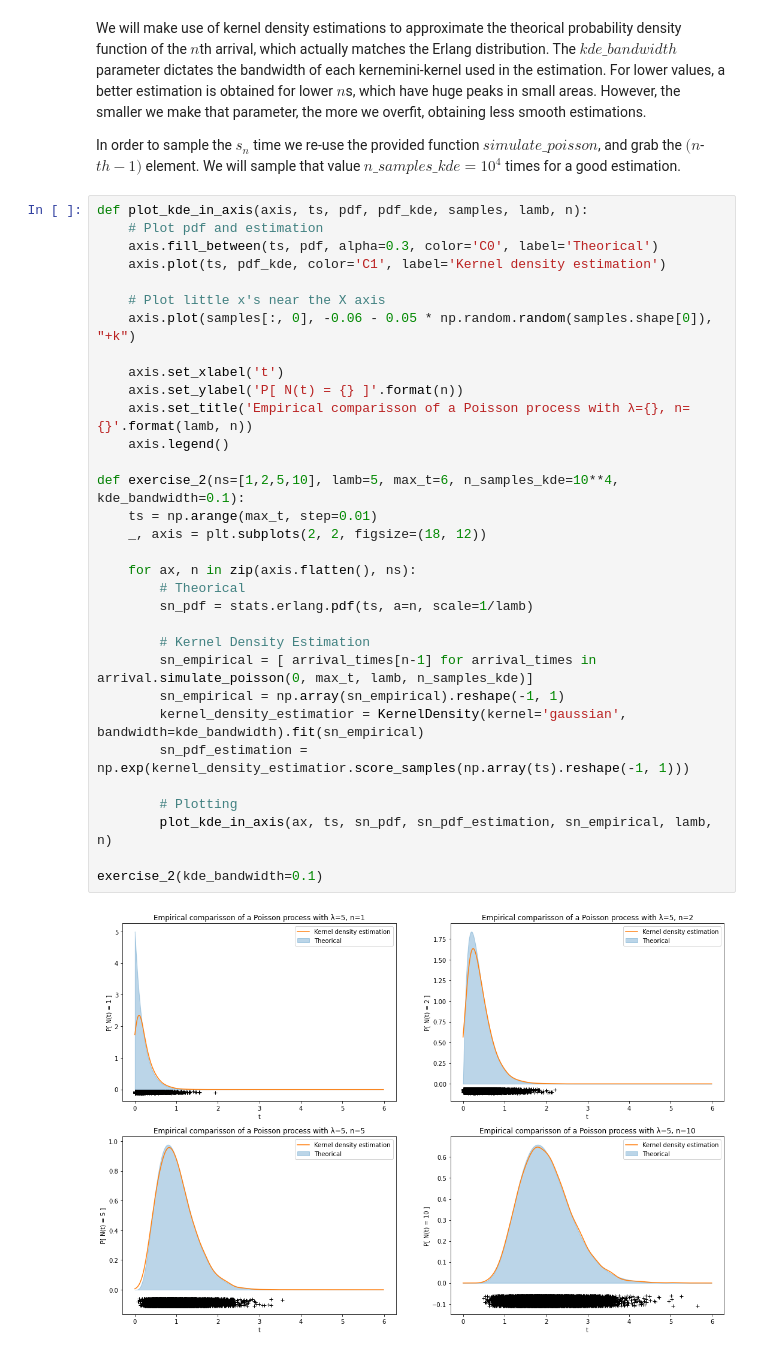
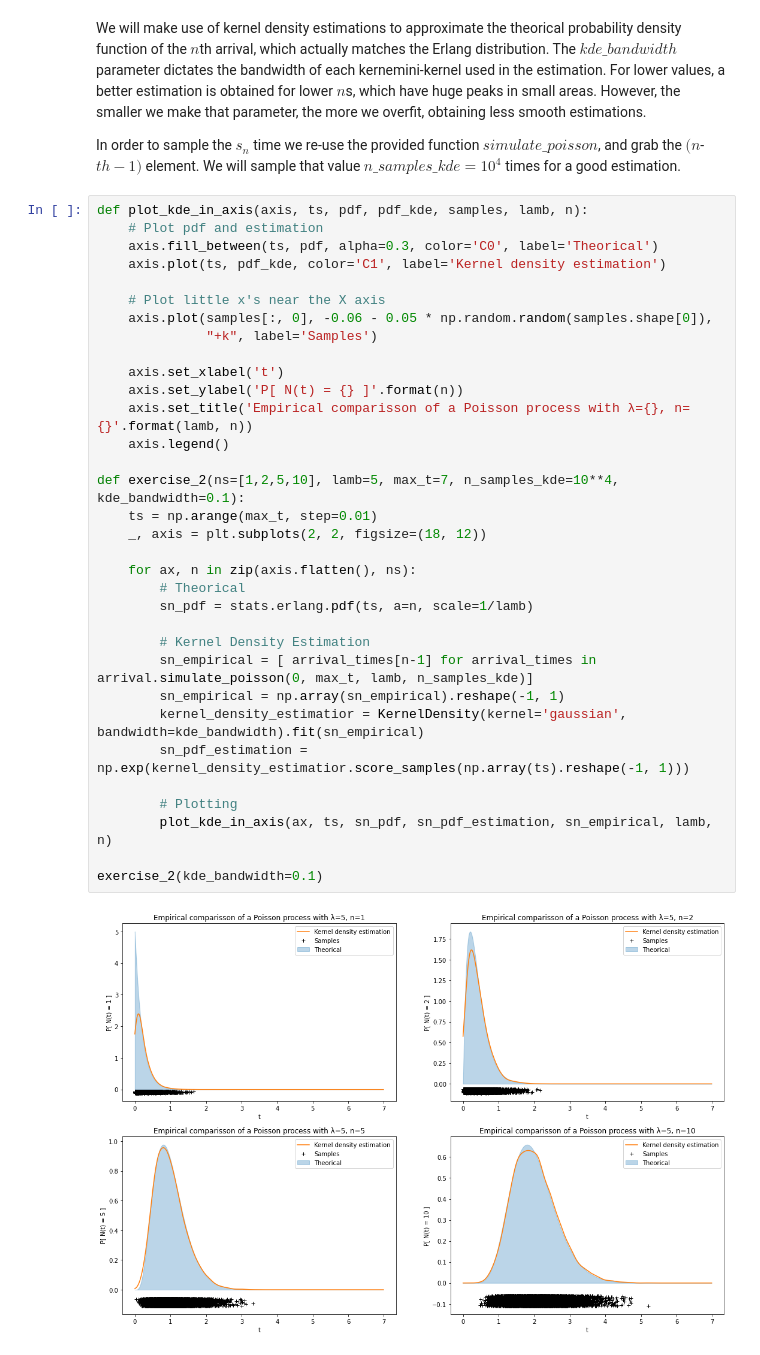
Before and after one commit to Ocete/mcd-pe-continuo, a Jupyter notebook: P1/ejercicios.ipynb, the cells around one changed output. Saved outputs shown, nothing was run; the diff lists cells and outputs as text.

```diff
--- a/P1/ejercicios.ipynb
+++ b/P1/ejercicios.ipynb
@@ -238,33 +237,34 @@ In order to sample the $s_n$ time we re-use the provided function $simulate\_poi
 def plot_kde_in_axis(axis, ts, pdf, pdf_kde, samples, lamb, n):
     # Plot pdf and estimation
     axis.fill_between(ts, pdf, alpha=0.3, color='C0', label='Theorical')
     axis.plot(ts, pdf_kde, color='C1', label='Kernel density estimation')
 
     # Plot little x's near the X axis
-    axis.plot(samples[:, 0], -0.06 - 0.05 * np.random.random(samples.shape[0]), "+k")
+    axis.plot(samples[:, 0], -0.06 - 0.05 * np.random.random(samples.shape[0]),
+              "+k", label='Samples')
 
     axis.set_xlabel('t')
     axis.set_ylabel('P[ N(t) = {} ]'.format(n))
     axis.set_title('Empirical comparisson of a Poisson process with λ={}, n={}'.format(lamb, n))
     axis.legend()
 
-def exercise_2(ns=[1,2,5,10], lamb=5, max_t=6, n_samples_kde=10**4, kde_bandwidth=0.1):
+def exercise_2(ns=[1,2,5,10], lamb=5, max_t=7, n_samples_kde=10**4, kde_bandwidth=0.1):
     ts = np.arange(max_t, step=0.01)
     _, axis = plt.subplots(2, 2, figsize=(18, 12))
 
     for ax, n in zip(axis.flatten(), ns):
         # Theorical
         sn_pdf = stats.erlang.pdf(ts, a=n, scale=1/lamb)
 
         # Kernel Density Estimation
         sn_empirical = [ arrival_times[n-1] for arrival_times in arrival.simulate_poisson(0, max_t, lamb, n_samples_kde)]
         sn_empirical = np.array(sn_empirical).reshape(-1, 1)
         kernel_density_estimatior = KernelDensity(kernel='gaussian', bandwidth=kde_bandwidth).fit(sn_empirical)
         sn_pdf_estimation = np.exp(kernel_density_estimatior.score_samples(np.array(ts).reshape(-1, 1)))
 
         # Plotting
         plot_kde_in_axis(ax, ts, sn_pdf, sn_pdf_estimation, sn_empirical, lamb, n)
 
 exercise_2(kde_bandwidth=0.1)
 # %% [output]
-[figure, old version]
+[figure, new version]
```
Also changed, not shown: parts of 10 cells of this notebook.
